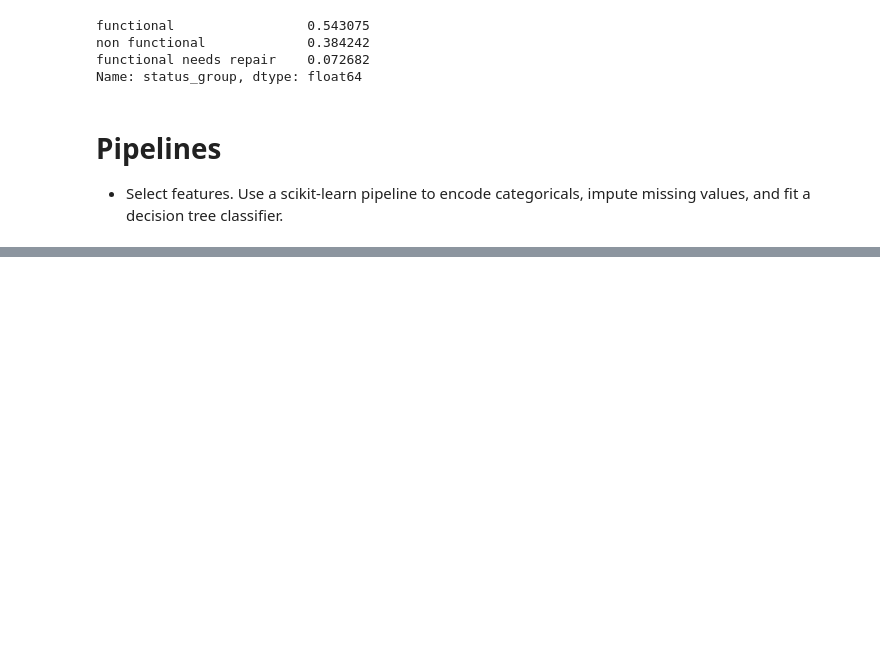
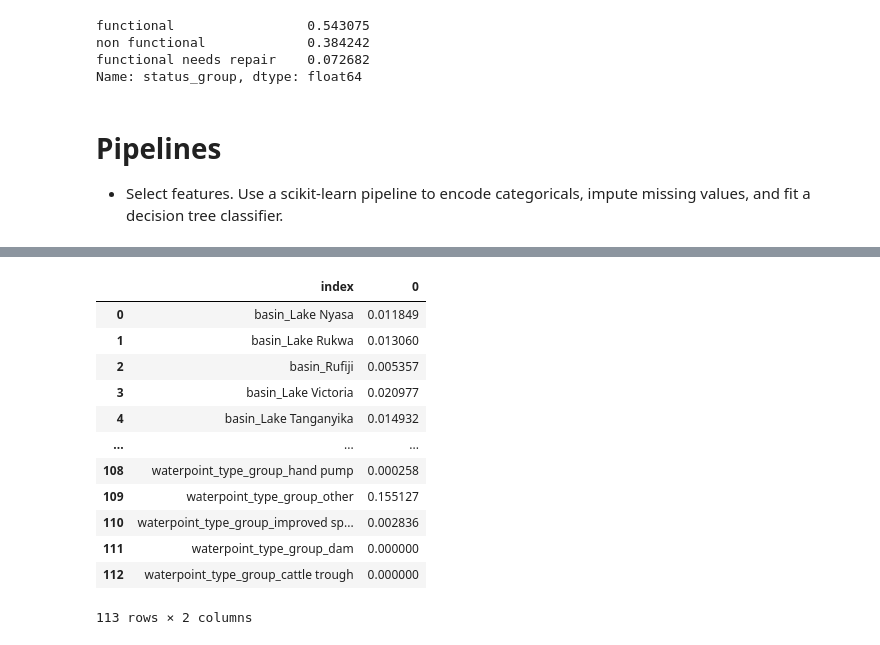
Before and after one commit to ErikSeguinte/DS-Unit-2-Kaggle-Challenge, a Jupyter notebook: module1-decision-trees/LS_DS_221_assignment.ipynb, the cells around one changed output, grey strips where cells are left out. Cells and saved outputs as stored; diff of their text form; code cells hidden in the pictures; blank space fills up the shorter version.

```diff
--- a/module1-decision-trees/LS_DS_221_assignment.ipynb
+++ b/module1-decision-trees/LS_DS_221_assignment.ipynb
@@ -263,0 +367,2 @@ classifier.score(X_val, y_val)
+# %%
+grid.fit(X_train, y_train)
@@ -263,0 +411,14 @@ classifier.score(X_val, y_val)
+# %%
+
+grid = GridSearchCV(
+    classifier,
+    {
+        'decisiontreeclassifier__max_depth': [21,24, 26],
+        'decisiontreeclassifier__min_samples_split': [35,40,45],
+        'decisiontreeclassifier__min_samples_leaf': [10,15, 20]
+    },
+    n_jobs=-1
+)
+# %%
+%%time
+grid.fit(X_train, y_train)
@@ -263,0 +475,6 @@ classifier.score(X_val, y_val)
+# %%
+from plotly import express as px
+model = grid.best_estimator_.named_steps['decisiontreeclassifier']
+# encoder = grid.best_estimator_.named_steps['featureunion'].get_feature_names()
+# encoded_columns = encoder.transform(X_train).encoded_columns
+importance = pd.Series(model.feature_importances_, columns)
@@ -263,0 +496,16 @@ classifier.score(X_val, y_val)
+# %%
+importance.reset_index()
+# %% [output]
+|  | index | 0 |
+| 0 | basin_Lake Nyasa | 0.011849 |
+| 1 | basin_Lake Rukwa | 0.013060 |
+| 2 | basin_Rufiji | 0.005357 |
+| 3 | basin_Lake Victoria | 0.020977 |
+| 4 | basin_Lake Tanganyika | 0.014932 |
+| ... | ... | ... |
+| 108 | waterpoint_type_group_hand pump | 0.000258 |
+| 109 | waterpoint_type_group_other | 0.155127 |
+| 110 | waterpoint_type_group_improved sp... | 0.002836 |
+| 111 | waterpoint_type_group_dam | 0.000000 |
+| 112 | waterpoint_type_group_cattle trough | 0.000000 |
+113 rows × 2 columns
```
Also changed, not shown: parts of 26 cells of this notebook.
